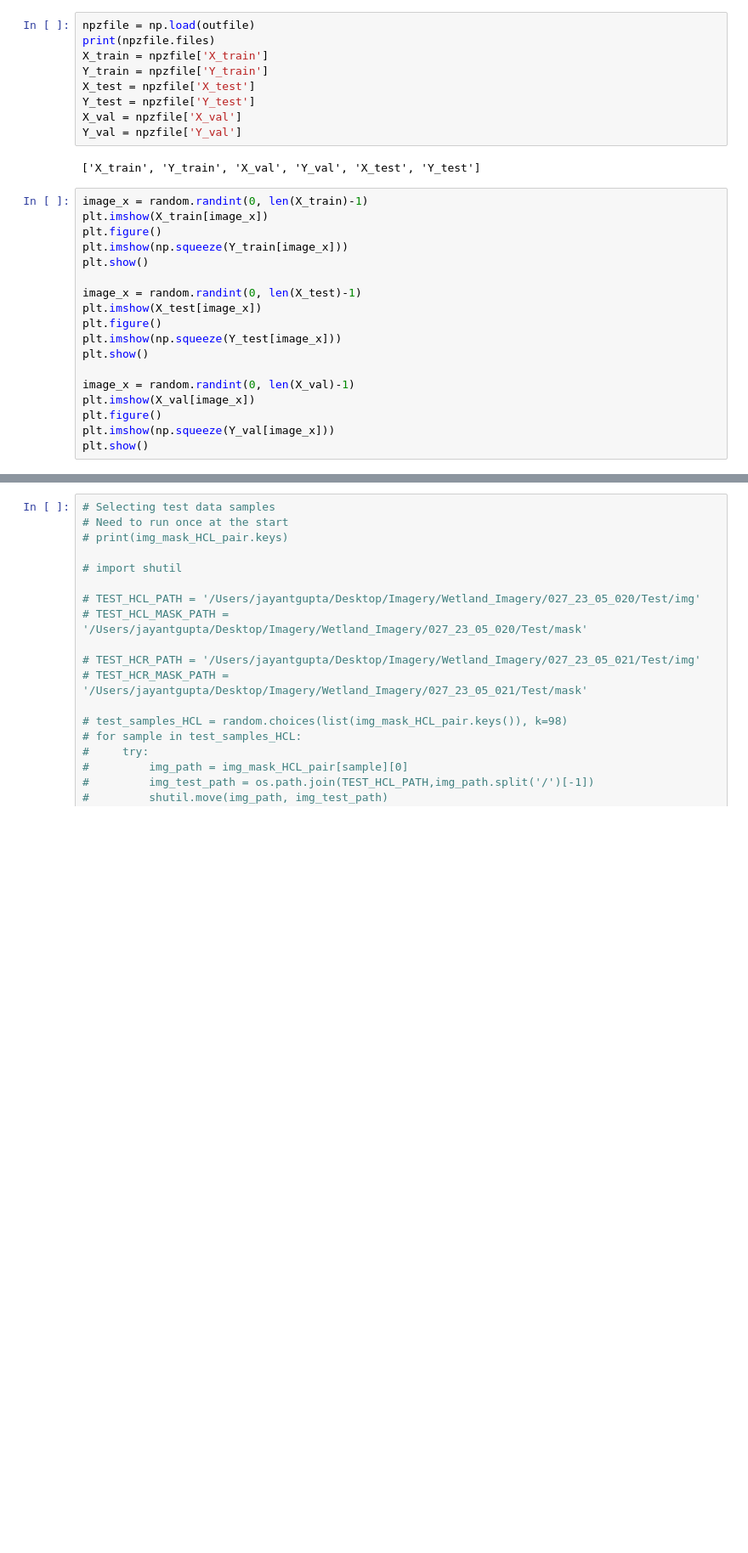
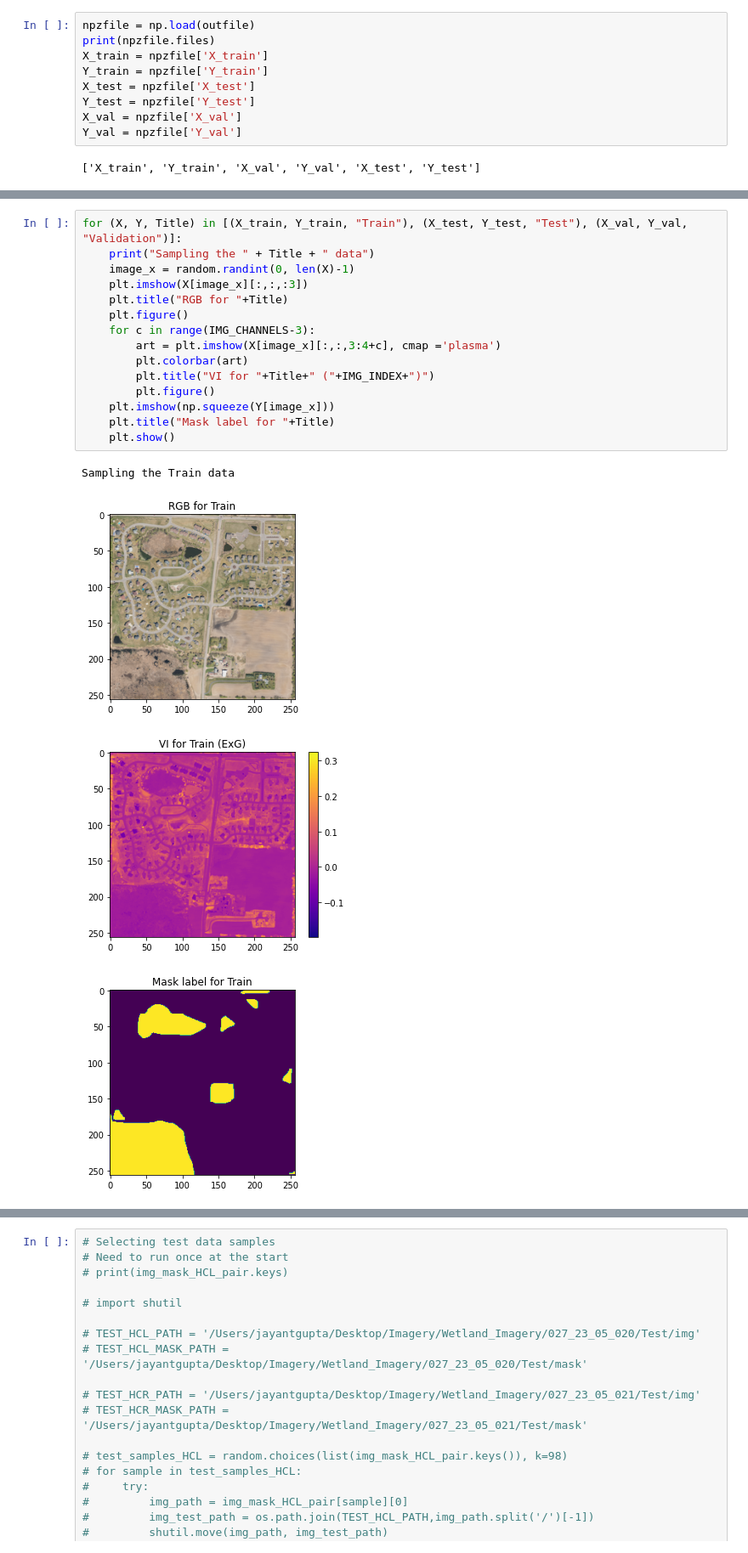
Before and after one commit to jayantgupta/SVANN, a Jupyter notebook: UNet_Image_Segmentation_Keras.ipynb, the cells around one changed output, grey strips where cells are left out. Shown at 85% size. Drawn from its saved outputs; the diff is of its cells as text; blank space fills up the shorter version.

```diff
--- a/UNet_Image_Segmentation_Keras.ipynb
+++ b/UNet_Image_Segmentation_Keras.ipynb
@@ -149,21 +148,3 @@ X_val = npzfile['X_val']
 Y_val = npzfile['Y_val']
 # %% [output]
 ['X_train', 'Y_train', 'X_val', 'Y_val', 'X_test', 'Y_test']
-# %%
-image_x = random.randint(0, len(X_train)-1)
-plt.imshow(X_train[image_x])
-plt.figure()
-plt.imshow(np.squeeze(Y_train[image_x]))
-plt.show()
-
-image_x = random.randint(0, len(X_test)-1)
-plt.imshow(X_test[image_x])
-plt.figure()
-plt.imshow(np.squeeze(Y_test[image_x]))
-plt.show()
-
-image_x = random.randint(0, len(X_val)-1)
-plt.imshow(X_val[image_x])
-plt.figure()
-plt.imshow(np.squeeze(Y_val[image_x]))
-plt.show()
@@ -176,0 +151,20 @@ plt.show()
+# %%
+for (X, Y, Title) in [(X_train, Y_train, "Train"), (X_test, Y_test, "Test"), (X_val, Y_val, "Validation")]:
+    print("Sampling the " + Title + " data")
+    image_x = random.randint(0, len(X)-1)
+    plt.imshow(X[image_x][:,:,:3])
+    plt.title("RGB for "+Title)
+    plt.figure()
+    for c in range(IMG_CHANNELS-3):
+        art = plt.imshow(X[image_x][:,:,3:4+c], cmap ='plasma')
+        plt.colorbar(art)
+        plt.title("VI for "+Title+" ("+IMG_INDEX+")")
+        plt.figure()
+    plt.imshow(np.squeeze(Y[image_x]))
+    plt.title("Mask label for "+Title)
+    plt.show()
+# %% [output]
+Sampling the Train data
+[figure, added]
+[figure, added]
+[figure, added]
```
Also changed, not shown: parts of 14 cells of this notebook, 2 other files.
